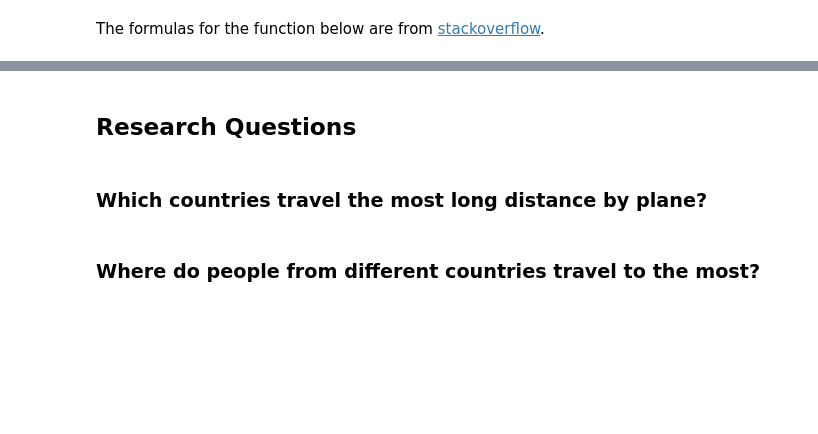
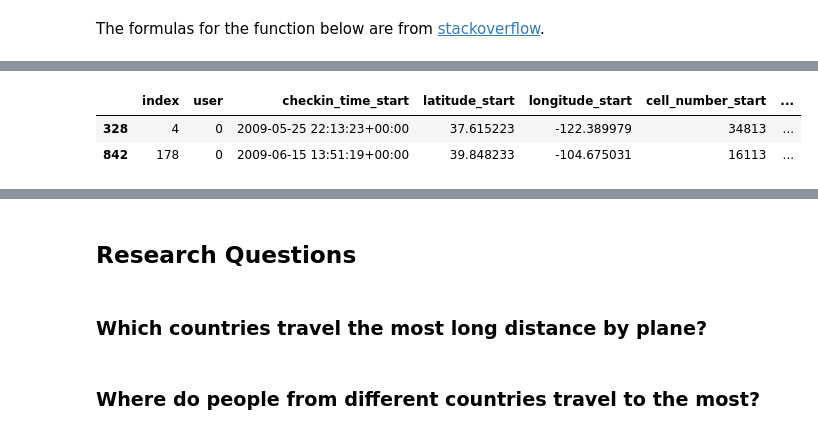
Before and after one commit to epfl-ada/ada-2020-project-milestone-p3-p3_pia, a Jupyter notebook: extension_analysis.ipynb, the cells around one changed output, grey strips where cells are left out. Drawn from its saved outputs; the diff is of its cells as text; code cells hidden in the pictures; blank space fills up the shorter version.

```diff
--- a/extension_analysis.ipynb
+++ b/extension_analysis.ipynb
@@ -600,0 +652,14 @@ long_distance_travel_b.sample(5)
+# %%
+travel_airports_b["distance_airport_start"] = distance_between_two_coordinates(
+    travel_airports_b.latitude_start.values,
+    travel_airports_b.longitude_start.values,
+    travel_airports_b.latitude_airport.values,
+    travel_airports_b.longitude_airport.values,
+)
+
+travel_airports_b["distance_airport_end"] = distance_between_two_coordinates(
+    travel_airports_b.latitude_end.values,
+    travel_airports_b.longitude_end.values,
+    travel_airports_b.latitude_airport.values,
+    travel_airports_b.longitude_airport.values,
+)
@@ -600,0 +686,29 @@ long_distance_travel_b.sample(5)
+# %%
+def create_rename_dict(suffix):
+    rename_dict = {
+        "name": "name_"+suffix,
+        "latitude_airport": "latitude_airport_"+suffix,
+        "longitude_airport": "longitude_airport_"+suffix,
+        "iso_country": "iso_country_"+suffix,
+        "country": "country_"+suffix,
+    }
+    return rename_dict
+# %%
+start_travel_b = travel_airports_b[
+    travel_airports_b.groupby(["index"])["distance_airport_start"].transform(min)
+    == travel_airports_b["distance_airport_start"]
+]
+
+start_travel_b = start_travel_b.drop(columns="distance_airport_end").rename(
+    columns=create_rename_dict('start')
+)
+
+
+end_travel_b = travel_airports_b[
+    travel_airports_b.groupby(["index"])["distance_airport_end"].transform(min)
+    == travel_airports_b["distance_airport_end"]
+]
+
+end_travel_b = end_travel_b.drop(columns="distance_airport_start").rename(
+    columns=create_rename_dict('end')
+)
@@ -600,0 +734,6 @@ long_distance_travel_b.sample(5)
+# %%
+start_travel_b.head(2)
+# %% [output]
+|  | index | user | checkin_time_start | latitude_start | longitude_start | cell_number_start | ... |
+| 328 | 4 | 0 | 2009-05-25 22:13:23+00:00 | 37.615223 | -122.389979 | 34813 | ... |
+| 842 | 178 | 0 | 2009-06-15 13:51:19+00:00 | 39.848233 | -104.675031 | 16113 | ... |
```
Also changed, not shown: parts of 28 cells of this notebook, 2 other files.
